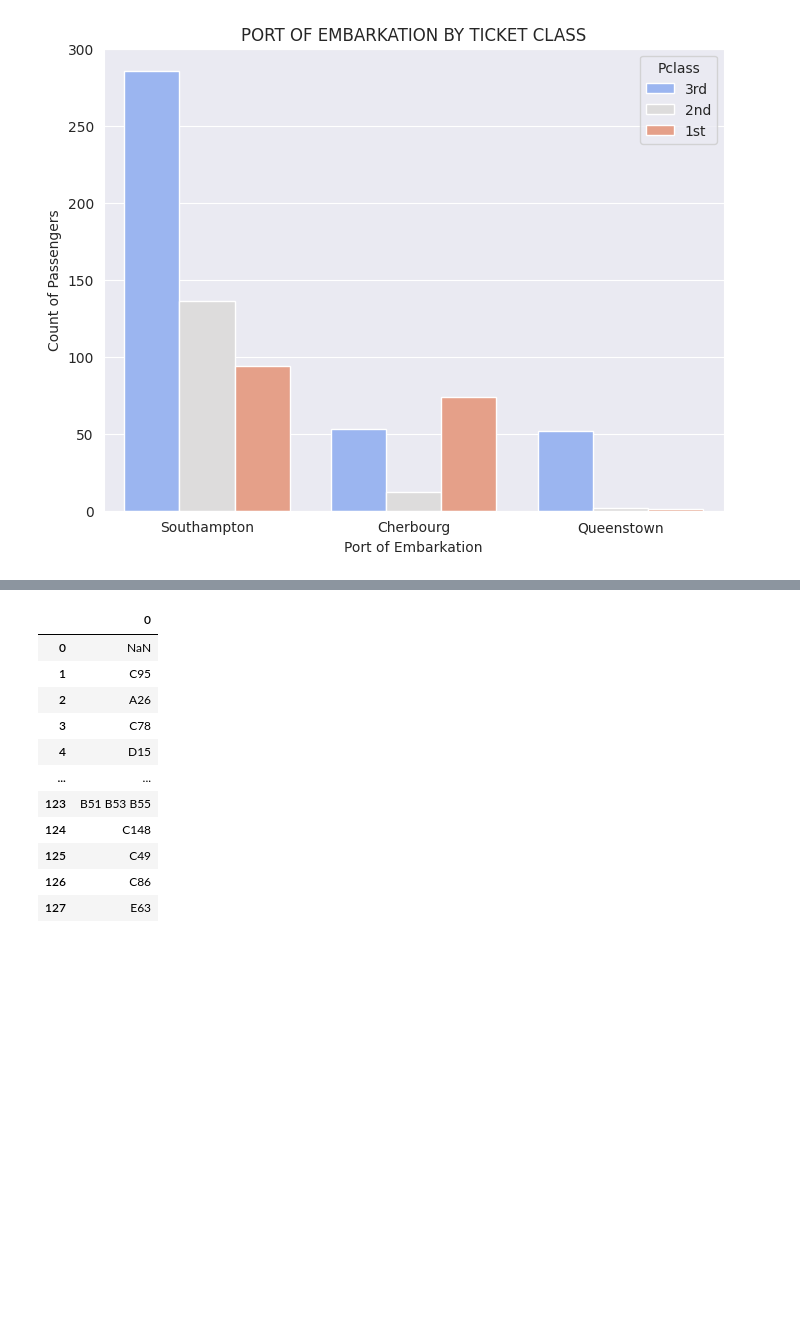
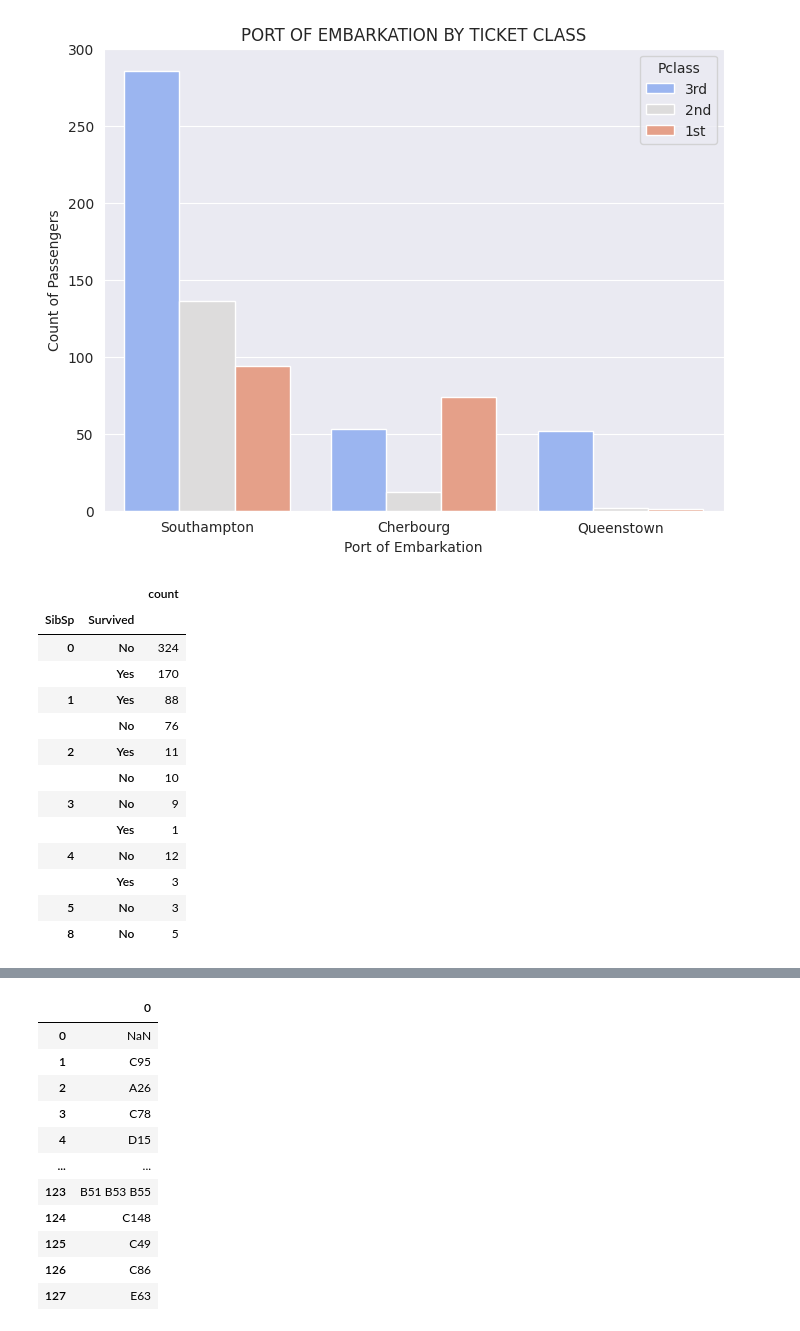
Before and after one commit to brem-21/Titanic, a Jupyter notebook: Titanic.ipynb, the cells around one changed output, grey strips where cells are left out. Cells and saved outputs as stored; diff of their text form; code cells hidden in the pictures; blank space fills up the shorter version.

```diff
--- a/Titanic.ipynb
+++ b/Titanic.ipynb
@@ -196,3 +196,21 @@ plt.ylabel('Count of Passengers')  # Label for y-axis
 plt.show()
 # %% [output]
 [figure]
+# %%
+# Counts of port of embarkation by ticket class
+pd.DataFrame(titanic_data.groupby('SibSp')['Survived'].value_counts())
+# %% [output]
+|  |  | count |
+| SibSp | Survived |  |
+| 0 | No | 324 |
+|  | Yes | 170 |
+| 1 | Yes | 88 |
+|  | No | 76 |
+| 2 | Yes | 11 |
+|  | No | 10 |
+| 3 | No | 9 |
+|  | Yes | 1 |
+| 4 | No | 12 |
+|  | Yes | 3 |
+| 5 | No | 3 |
+| 8 | No | 5 |
```
Also changed, not shown: parts of 9 cells of this notebook.
